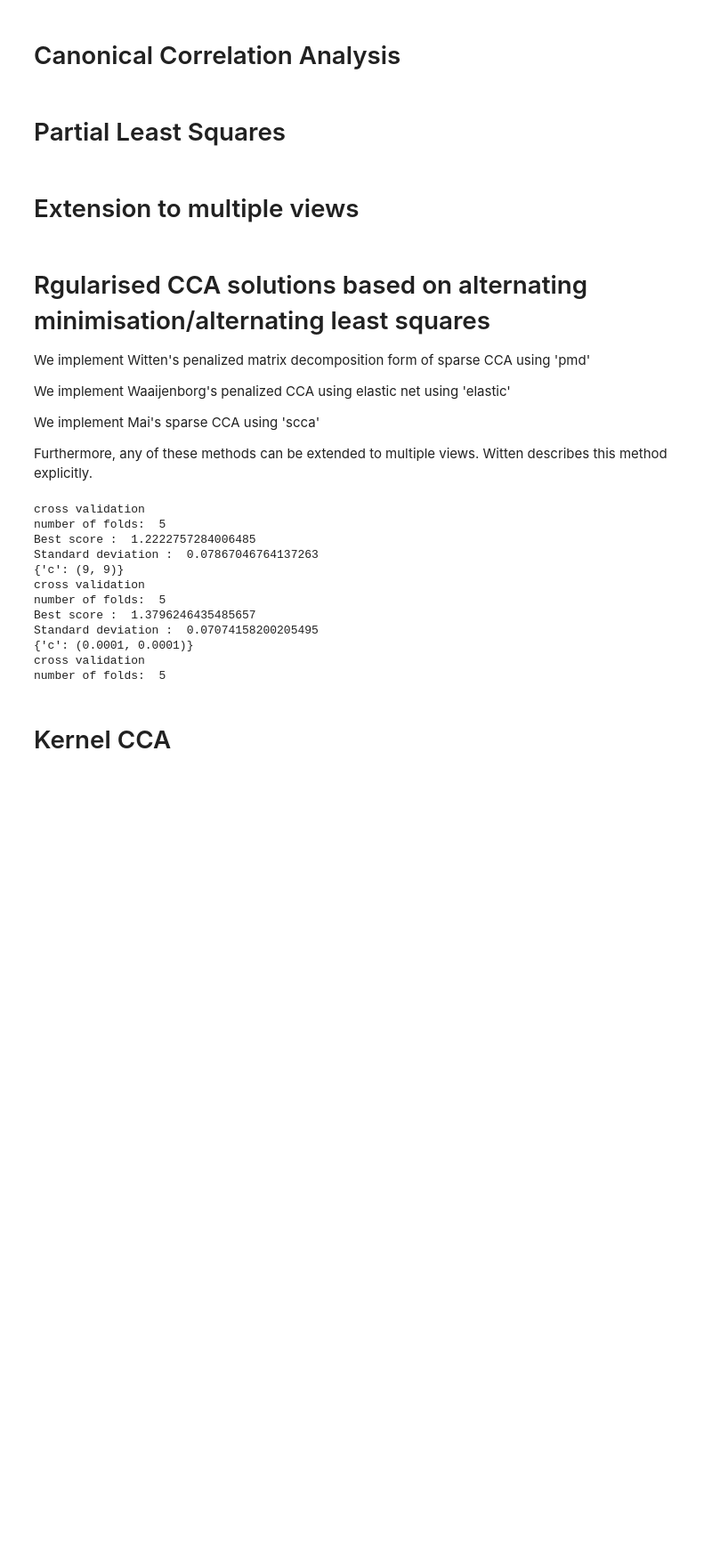
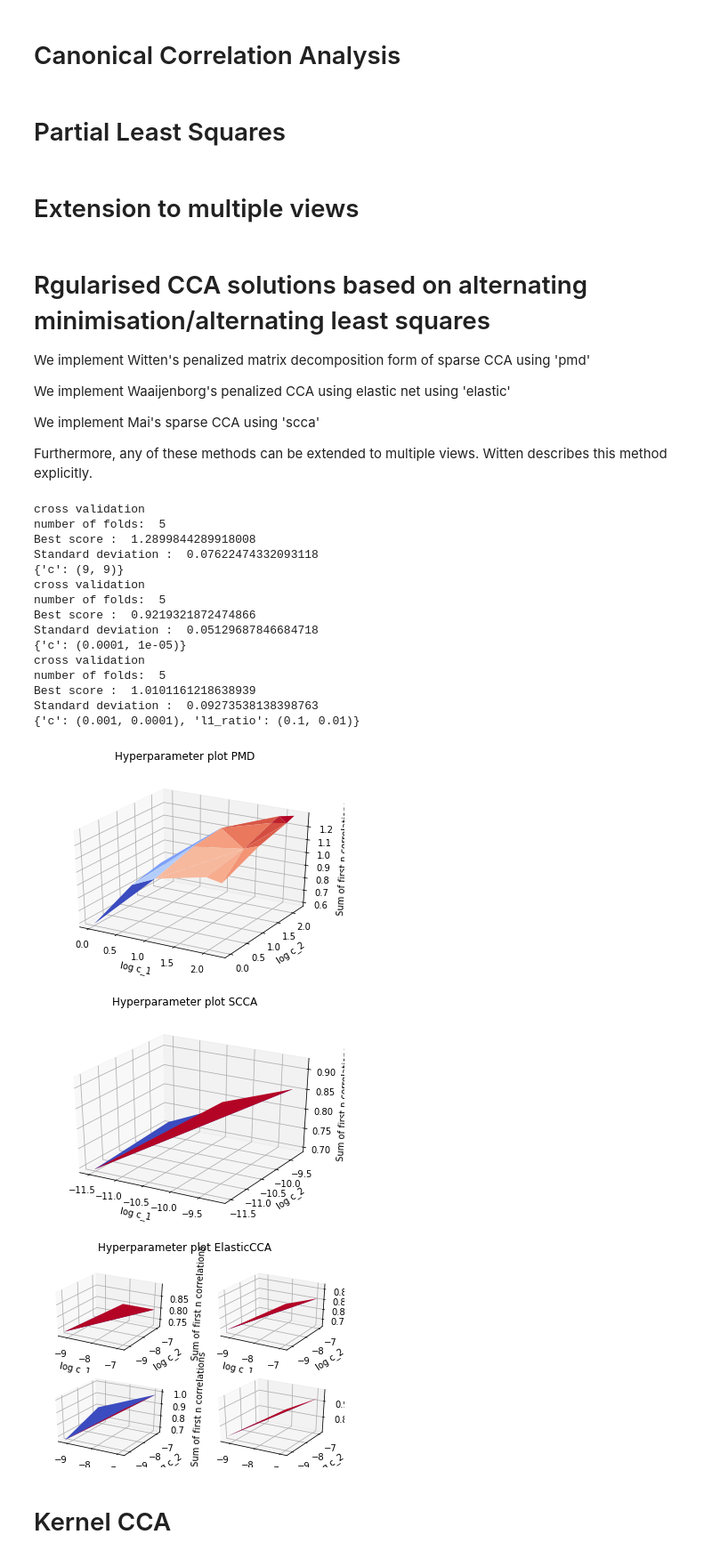
Before and after one commit to jameschapman19/cca_zoo, a Jupyter notebook: cca_zoo_tutorial.ipynb, the cells around one changed output. Shown at 89% size. Drawn from its saved outputs; the diff is of its cells as text; code cells hidden in the pictures; blank space fills up the shorter version.

```diff
--- a/cca_zoo_tutorial.ipynb
+++ b/cca_zoo_tutorial.ipynb
@@ -29,10 +30,11 @@ import itertools
 import os
 import matplotlib.pyplot as plt
 from torch.utils.data import Subset
+from torch import optim
 
 # Load MNIST Data
 os.chdir('..')
-N = 1000
+N = 500
 dataset = data.Noisy_MNIST_Dataset(mnist_type='FashionMNIST', train=True)
 ids = np.arange(min(2 * N, len(dataset)))
 np.random.shuffle(ids)
@@ -56,9 +58,9 @@ latent_dims = 2
 # The number of folds used for cross-validation/hyperparameter tuning
 cv_folds = 5
 # For running hyperparameter tuning in parallel (0 if not)
-jobs = 4
+jobs = 2
 # Number of iterations for iterative algorithms
-max_iter = 10
+max_iter = 2
 # number of epochs for deep models
 epochs = 50
 # %% [markdown]
@@ -128,7 +130,7 @@ c=[1,1,1]
 """
 mcca_pls = wrappers.PLS(latent_dims=latent_dims, max_iter=max_iter)
 
-mcca_pls.fit(train_view_1, train_view_2,train_view_,c=c)
+mcca_pls.fit(train_view_1, train_view_2,train_view_1)
 
 mcca_pls_results = np.stack(
     (mcca_als.train_correlations[0, 1], mcca_pls.predict_corr(test_view_1, test_view_2)[0, 1]))
@@ -182,59 +184,48 @@ scca = wrappers.SCCA(latent_dims=latent_dims, max_iter=max_iter).gridsearch_fit(
 scca_results = np.stack(
     (scca.train_correlations[0, 1, :], scca.predict_corr(test_view_1, test_view_2)[0, 1, :]))
 
-"""
-# Sparse CCA with ADMM
-c1 = [0.00001, 0.0001]
-c2 = [0.00001, 0.0001]
-param_candidates = {'c': list(itertools.product(c1, c2))}
-
-scca_admm = wrappers.SCCA_ADMM(latent_dims=latent_dims, tol=1e-5, max_iter=max_iter).gridsearch_fit(
-    train_view_1,
-    train_view_2,
-    param_candidates=param_candidates,
-    folds=cv_folds,
-    verbose=True,
-    jobs=jobs, plot=True)
-
-scca_admm_results = np.stack(
-    (scca_admm.train_correlations[0, 1, :], scca_admm.predict_corr(test_view_1, test_view_2)[0, 1, :]))
-"""
 
 """
 ### Elastic CCA (can pass more than 2 views)
 """
 
 # Elastic CCA
 c1 = [0.001, 0.0001]
 c2 = [0.001, 0.0001]
 l1_1 = [0.01, 0.1]
 l1_2 = [0.01, 0.1]
 param_candidates = {'c': list(itertools.product(c1, c2)), 'l1_ratio': list(itertools.product(l1_1, l1_2))}
 
 elastic = wrappers.ElasticCCA(latent_dims=latent_dims,
                               max_iter=max_iter).gridsearch_fit(train_view_1,
                                                                 train_view_2,
                                                                 param_candidates=param_candidates,
                                                                 folds=cv_folds,
                                                                 verbose=True,
                                                                 jobs=jobs,
                                                                 plot=True)
 
 elastic_results = np.stack(
     (elastic.train_correlations[0, 1, :], elastic.predict_corr(test_view_1, test_view_2)[0, 1, :]))
 # %% [output]
 cross validation
 number of folds:  5
-Best score :  1.2222757284006485
-Standard deviation :  0.07867046764137263
+Best score :  1.2899844289918008
+Standard deviation :  0.07622474332093118
 {'c': (9, 9)}
 cross validation
 number of folds:  5
-Best score :  1.3796246435485657
-Standard deviation :  0.07074158200205495
-{'c': (0.0001, 0.0001)}
+Best score :  0.9219321872474866
+Standard deviation :  0.05129687846684718
+{'c': (0.0001, 1e-05)}
 cross validation
 number of folds:  5
+Best score :  1.0101161218638939
+Standard deviation :  0.09273538138398763
+{'c': (0.001, 0.0001), 'l1_ratio': (0.1, 0.01)}
+[figure, added]
+[figure, added]
+[figure, added]
 # %% [markdown]
 # Kernel CCA
 # %%
```
Also changed, not shown: parts of 9 cells of this notebook.
